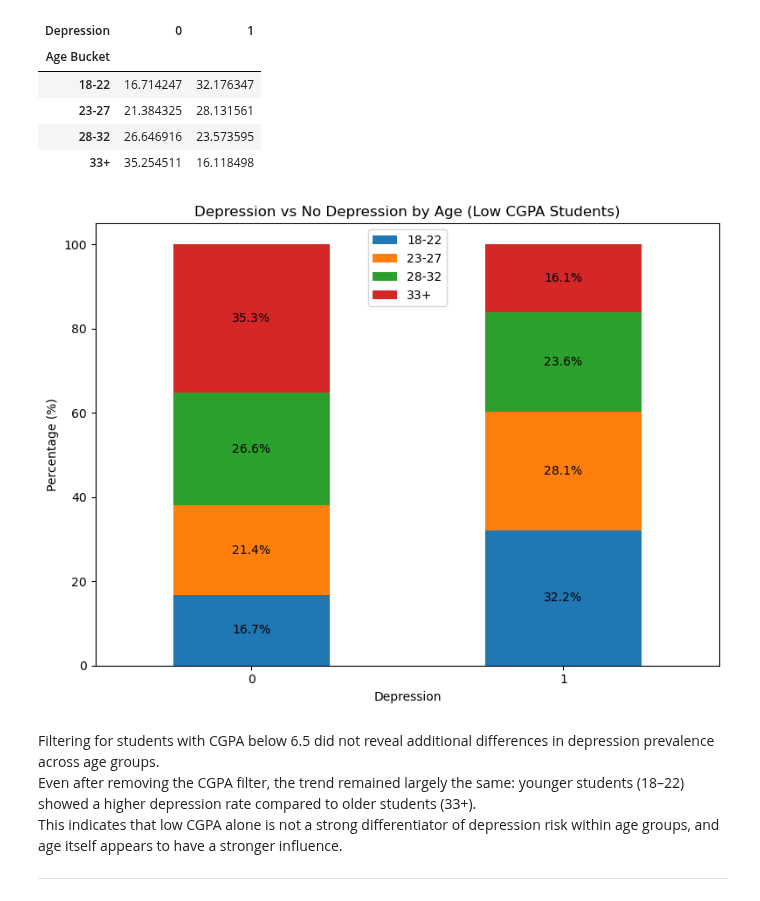
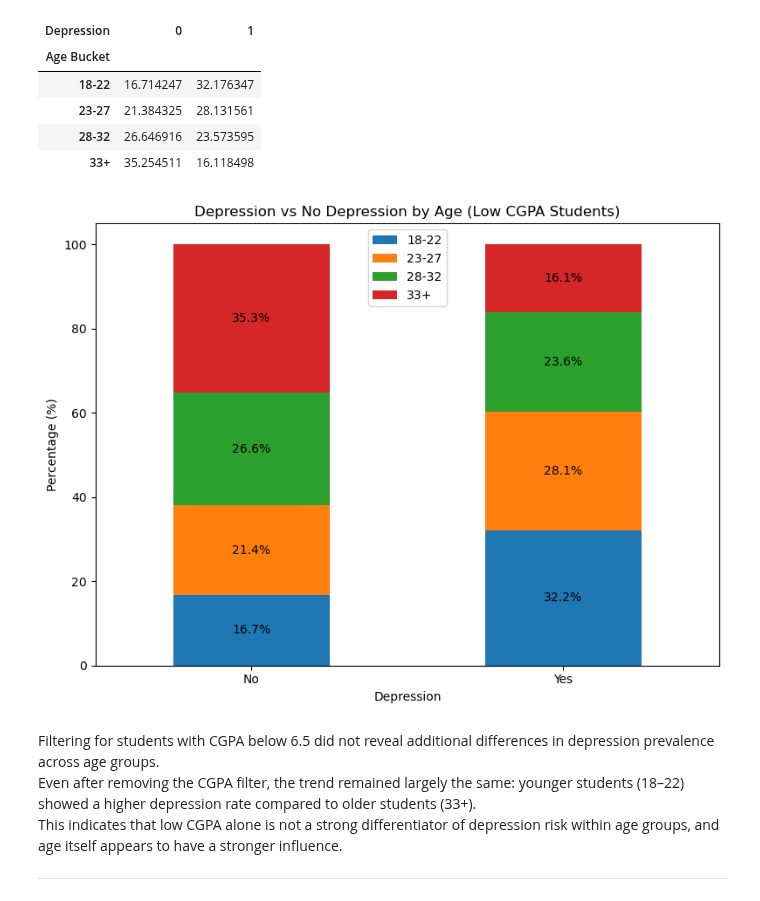
Before and after one commit to Siddharth-Saravanan/Student_Depression_Analysis_and_Prediction_using_Machine_Learning, a Jupyter notebook: student_depression_prediction.ipynb, the cells around one changed output. Saved outputs shown, nothing was run; the diff lists cells and outputs as text; code cells hidden in the pictures.

Commit message:
EDA: Bivariate - Added Q8 Plot + Insight, Replaced xtick_labels in Q5

```diff
--- a/student_depression_prediction.ipynb
+++ b/student_depression_prediction.ipynb
@@ -1074,21 +1074,21 @@ low_cgpa_pivot
 # %%
 ax = low_cgpa_pivot.T.plot(
     kind='bar', stacked=True, figsize=(8, 6)
 )
 
 ax.set_ylabel('Percentage (%)')
 ax.set_xlabel('Depression')
 ax.set_title('Depression vs No Depression by Age (Low CGPA Students)')
-ax.set_xticklabels([0,1],rotation=0)
+ax.set_xticklabels(['No','Yes'],rotation=0)
 ax.legend(age_labels, loc='upper center')
 
 for c in ax.containers:
     ax.bar_label(c, fmt='%.1f%%', label_type='center')
 
 plt.tight_layout()
 plt.show()
 # %% [output]
-[figure, old version]
+[figure, new version]
 # %% [markdown]
 Filtering for students with CGPA below 6.5 did not reveal additional differences in depression prevalence across age groups.<br>
 Even after removing the CGPA filter, the trend remained largely the same: younger students (18–22) showed a higher depression rate compared to older students (33+).<br>
```
Also changed, not shown: parts of 4 cells of this notebook.
